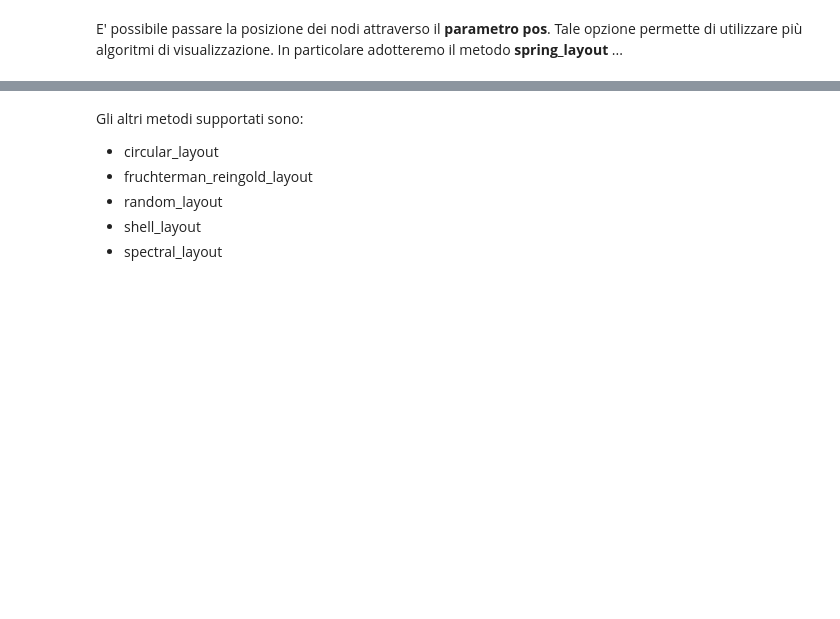
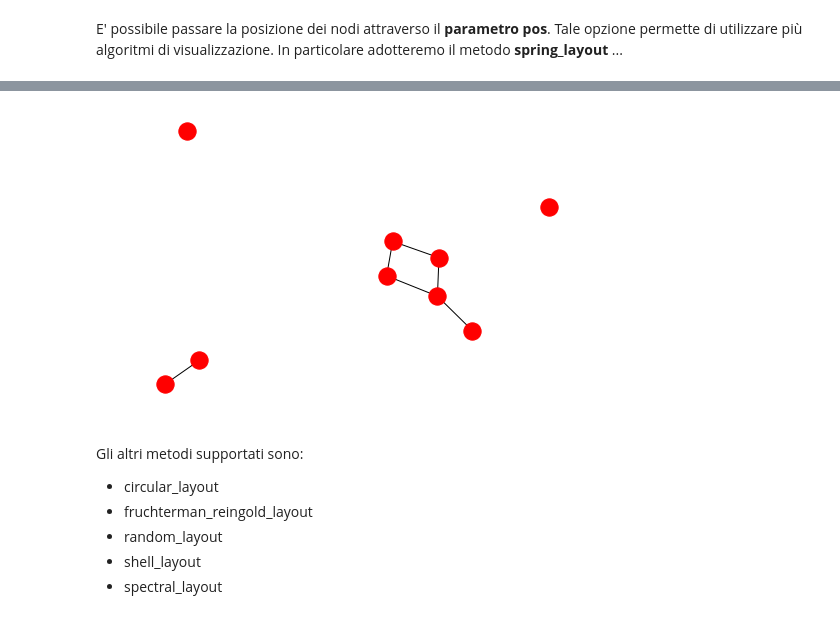
Before and after one commit to matzigno/SocialMediaMining2019, a Jupyter notebook: NetworkX.ipynb, the cells around one changed output, grey strips where cells are left out. Saved outputs shown, nothing was run; the diff lists cells and outputs as text; code cells hidden in the pictures; blank space fills up the shorter version.

```diff
--- a/NetworkX.ipynb
+++ b/NetworkX.ipynb
@@ -146,0 +197,5 @@ E' possibile passare la posizione dei nodi attraverso il __parametro pos__. Tale
+# %%
+posizione = nx.spring_layout(grafo_non_orientato)
+nx.draw(grafo_non_orientato, pos = posizione)
+# %% [output]
+[figure, added]
```
Also changed, not shown: parts of 123 cells of this notebook.
